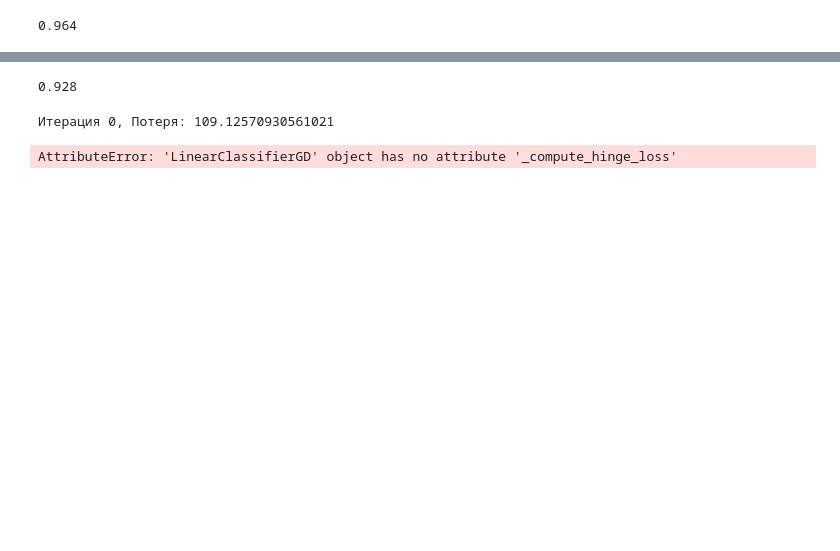
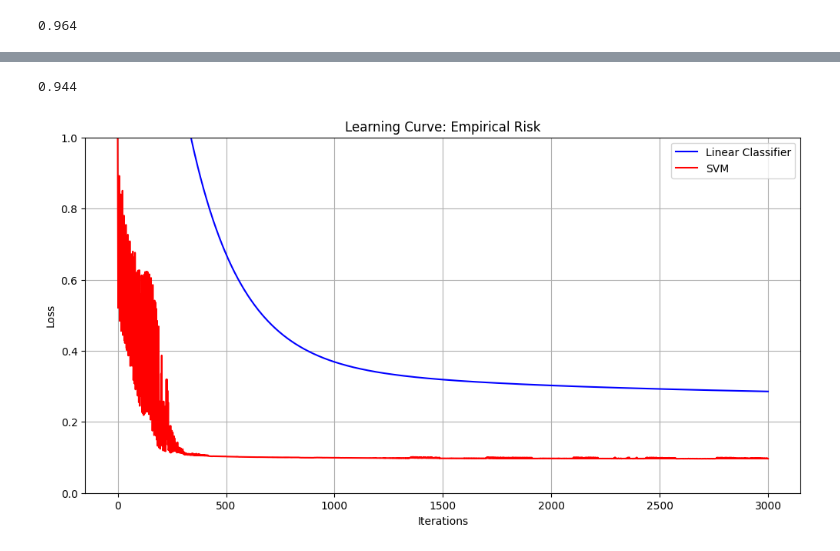
Before and after one commit to nek00oo/IS_ML, a Jupyter notebook: lab3.ipynb, the cells around one changed output, grey strips where cells are left out. Cells and saved outputs as stored; diff of their text form; code cells hidden in the pictures; blank space fills up the shorter version.

Commit message:
implemented chart

```diff
--- a/lab3.ipynb
+++ b/lab3.ipynb
@@ -72,7 +117,7 @@ print(accuracy)
 from LinearRegressionClassifier import SVMClassifier
 from sklearn.metrics import accuracy_score
 
-svm_model = SVMClassifier(max_iter=3000, kernel='polynomial')
+svm_model = SVMClassifier(max_iter=3000, kernel='linear', learning_rate=0.0001)
 svm_model.fit(X_train, y_train)
 
 y_pred = svm_model.predict(X_test)
@@ -80,60 +125,22 @@ y_pred = svm_model.predict(X_test)
 accuracy = accuracy_score(y_test, y_pred)
 print(accuracy)
 # %% [output]
-0.928
+0.944
 # %%
-import numpy as np
 import matplotlib.pyplot as plt
-from sklearn.metrics import accuracy_score
 
-def learning_curve(model, X_train, y_train, X_test, y_test, interval=50, metric='accuracy'):
-    train_losses, test_scores = [], []
-    n_iterations = model.max_iter
+linear_loss_history = linear_model._get_loss_history()
+svm_loss_history = svm_model._get_loss_history()
 
-    for i in range(interval, n_iterations + 1, interval):
-        # Устанавливаем итерации для текущего запуска
-        model.max_iter = i
-        model.fit(X_train, y_train)
-
-        # Оценка на тренировочных данных
-        train_loss = np.mean(model._compute_hinge_loss(X_train, y_train))
-        train_losses.append(train_loss)
-
-        # Предсказания на тестовом множестве
-        y_pred = model.predict(X_test)
-
-        # Метрика качества (accuracy)
-        if metric == 'accuracy':
-            score = accuracy_score(y_test, y_pred)
-        else:
-            raise NotImplementedError("Метрика не поддерживается")
-        test_scores.append(score)
-
-    return train_losses, test_scores
-
-def plot_learning_curves(train_losses, test_scores, model_name):
-    x_values = np.arange(1, len(train_losses) + 1) * 50  # Итерируемся по значениям
-    plt.figure(figsize=(12, 6))
-
-    # График тренировочной функции потерь
-    plt.plot(x_values, train_losses, label='Training Loss', color='blue')
-
-    # График тестовой метрики
-    plt.plot(x_values, test_scores, label='Test Accuracy', color='green')
-
-    # Настройки графика
-    plt.title(f"Learning Curve for {model_name}")
-    plt.xlabel('Iterations')
-    plt.ylabel('Loss/Accuracy')
-    plt.legend(loc='best')
-    plt.grid()
-    plt.show()
-
-train_losses_linear, test_scores_linear = learning_curve(linear_model, X_train, y_train, X_test, y_test)
-plot_learning_curves(train_losses_linear, test_scores_linear, "Linear Classifier")
-
-train_losses_svm, test_scores_svm = learning_curve(svm_model, X_train, y_train, X_test, y_test)
-plot_learning_curves(train_losses_svm, test_scores_svm, "SVM Classifier")
+plt.figure(figsize=(12, 6))
+plt.ylim(0, 1)
+plt.plot(linear_loss_history, label='Linear Classifier', color='blue')
+plt.plot(svm_loss_history, label='SVM', color='red')
+plt.title("Learning Curve: Empirical Risk")
+plt.xlabel("Iterations")
+plt.ylabel("Loss")
+plt.legend()
+plt.grid(True)
+plt.show()
 # %% [output]
-Итерация 0, Потеря: 109.12570930561021
-AttributeError: 'LinearClassifierGD' object has no attribute '_compute_hinge_loss'
+[figure, added]
```
Also changed, not shown: parts of 5 cells of this notebook, 1 other file.
